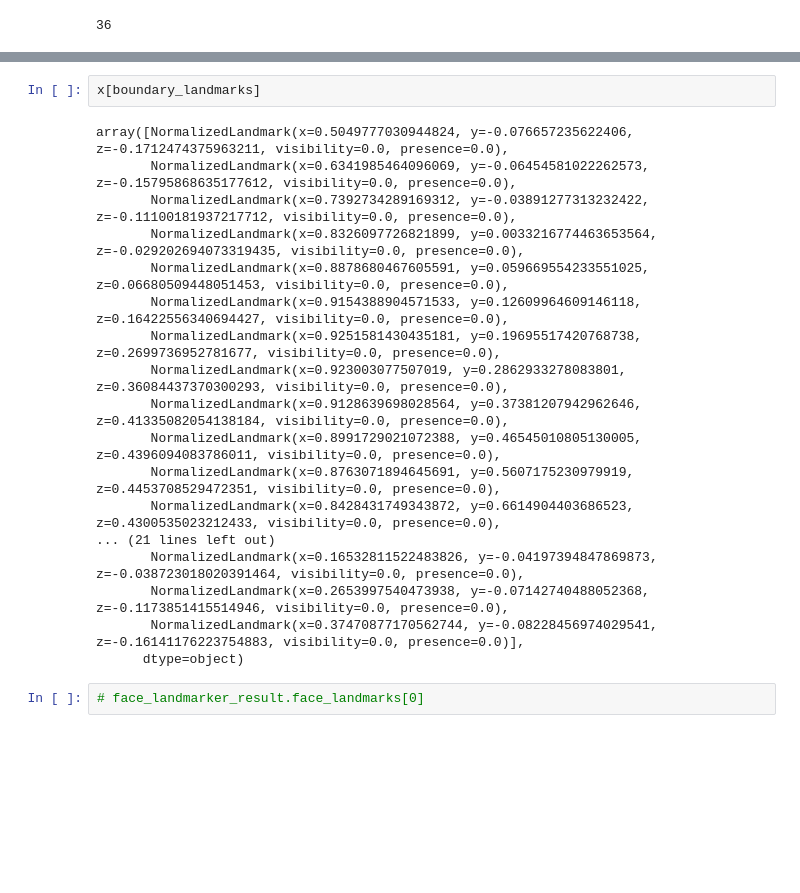
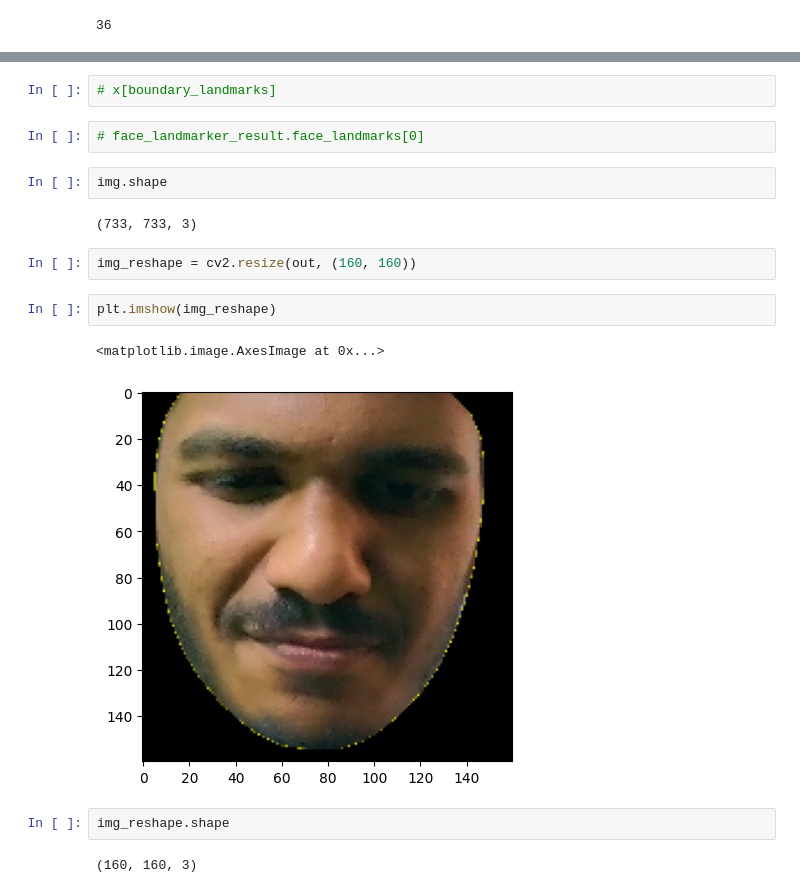
Before and after one commit to nihal-DS/Computer_Vision_Prac, a Jupyter notebook: Landmark.ipynb, the cells around one changed output, grey strips where cells are left out. Saved outputs shown, nothing was run; the diff lists cells and outputs as text; blank space fills up the shorter version.

```diff
--- a/Landmark.ipynb
+++ b/Landmark.ipynb
@@ -87,22 +99,19 @@ boundary_coord
 # %%
-x[boundary_landmarks]
+# x[boundary_landmarks]
-# %% [output]
-array([NormalizedLandmark(x=0.5049777030944824, y=-0.076657235622406, z=-0.1712474375963211, visibility=0.0, presence=0.0),
-       NormalizedLandmark(x=0.6341985464096069, y=-0.06454581022262573, z=-0.15795868635177612, visibility=0.0, presence=0.0),
-       NormalizedLandmark(x=0.7392734289169312, y=-0.03891277313232422, z=-0.11100181937217712, visibility=0.0, presence=0.0),
-       NormalizedLandmark(x=0.8326097726821899, y=0.0033216774463653564, z=-0.029202694073319435, visibility=0.0, presence=0.0),
-       NormalizedLandmark(x=0.8878680467605591, y=0.059669554233551025, z=0.06680509448051453, visibility=0.0, presence=0.0),
-       NormalizedLandmark(x=0.9154388904571533, y=0.12609964609146118, z=0.16422556340694427, visibility=0.0, presence=0.0),
-       NormalizedLandmark(x=0.9251581430435181, y=0.19695517420768738, z=0.2699736952781677, visibility=0.0, presence=0.0),
-       NormalizedLandmark(x=0.923003077507019, y=0.2862933278083801, z=0.36084437370300293, visibility=0.0, presence=0.0),
-       NormalizedLandmark(x=0.9128639698028564, y=0.37381207942962646, z=0.41335082054138184, visibility=0.0, presence=0.0),
-       NormalizedLandmark(x=0.8991729021072388, y=0.46545010805130005, z=0.4396094083786011, visibility=0.0, presence=0.0),
-       NormalizedLandmark(x=0.8763071894645691, y=0.5607175230979919, z=0.4453708529472351, visibility=0.0, presence=0.0),
-       NormalizedLandmark(x=0.8428431749343872, y=0.6614904403686523, z=0.4300535023212433, visibility=0.0, presence=0.0),
-... (21 lines left out)
-       NormalizedLandmark(x=0.16532811522483826, y=-0.04197394847869873, z=-0.038723018020391464, visibility=0.0, presence=0.0),
-       NormalizedLandmark(x=0.2653997540473938, y=-0.07142740488052368, z=-0.1173851415514946, visibility=0.0, presence=0.0),
-       NormalizedLandmark(x=0.37470877170562744, y=-0.08228456974029541, z=-0.16141176223754883, visibility=0.0, presence=0.0)],
-      dtype=object)
 # %%
 # face_landmarker_result.face_landmarks[0]
+# %%
+img.shape
+# %% [output]
+(733, 733, 3)
+# %%
+img_reshape = cv2.resize(out, (160, 160))
+# %%
+plt.imshow(img_reshape)
+# %% [output]
+<matplotlib.image.AxesImage at 0x...>
+[figure, added]
+# %%
+img_reshape.shape
+# %% [output]
+(160, 160, 3)
```
Also changed, not shown: parts of 11 cells of this notebook.
